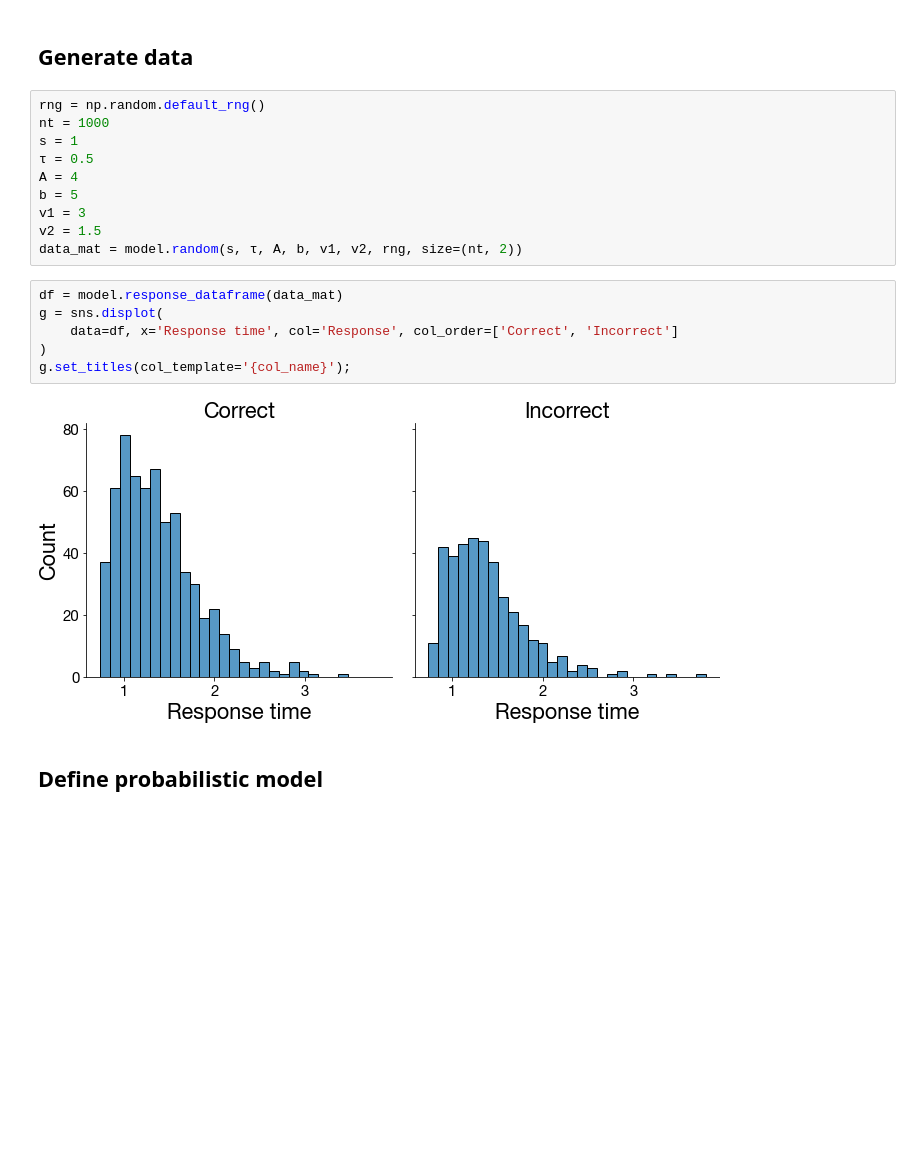
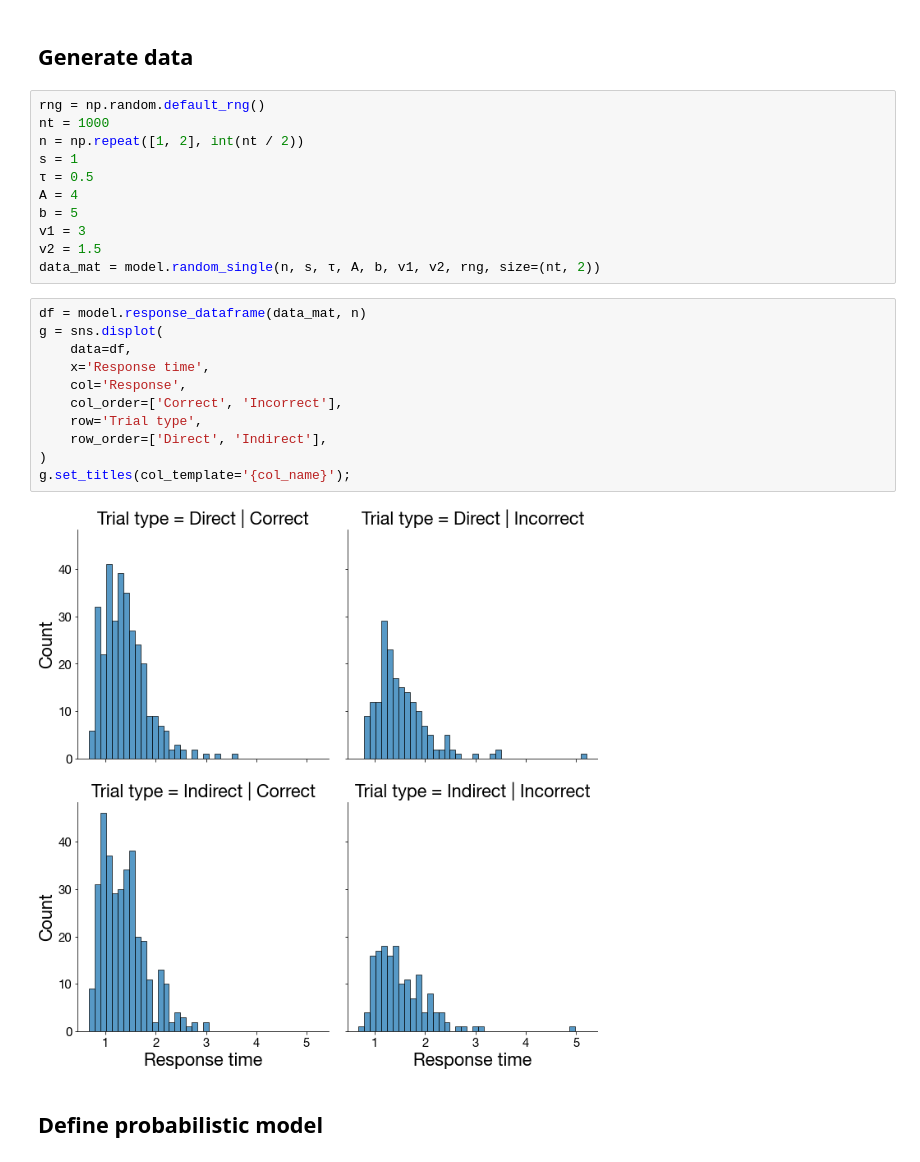
Before and after one commit to prestonlab/devreact, a Jupyter notebook: jupyter/test_recovery_3afc_bin.ipynb, the cells around one changed output. Saved outputs shown, nothing was run; the diff lists cells and outputs as text; blank space fills up the shorter version.

Commit message:
refactor: use new single model functions

```diff
--- a/jupyter/test_recovery_3afc_bin.ipynb
+++ b/jupyter/test_recovery_3afc_bin.ipynb
@@ -18,21 +18,27 @@ figures.set_style()
 # %%
 rng = np.random.default_rng()
 nt = 1000
+n = np.repeat([1, 2], int(nt / 2))
 s = 1
 τ = 0.5
 A = 4
 b = 5
 v1 = 3
 v2 = 1.5
-data_mat = model.random(s, τ, A, b, v1, v2, rng, size=(nt, 2))
+data_mat = model.random_single(n, s, τ, A, b, v1, v2, rng, size=(nt, 2))
 # %%
-df = model.response_dataframe(data_mat)
+df = model.response_dataframe(data_mat, n)
 g = sns.displot(
-    data=df, x='Response time', col='Response', col_order=['Correct', 'Incorrect']
+    data=df,
+    x='Response time',
+    col='Response',
+    col_order=['Correct', 'Incorrect'],
+    row='Trial type',
+    row_order=['Direct', 'Indirect'],
 )
 g.set_titles(col_template='{col_name}');
 # %% [output]
-[figure, old version]
+[figure, new version]
 # %% [markdown]
 ## Define probabilistic model
 # %%
```
Also changed, not shown: parts of 7 cells of this notebook.
